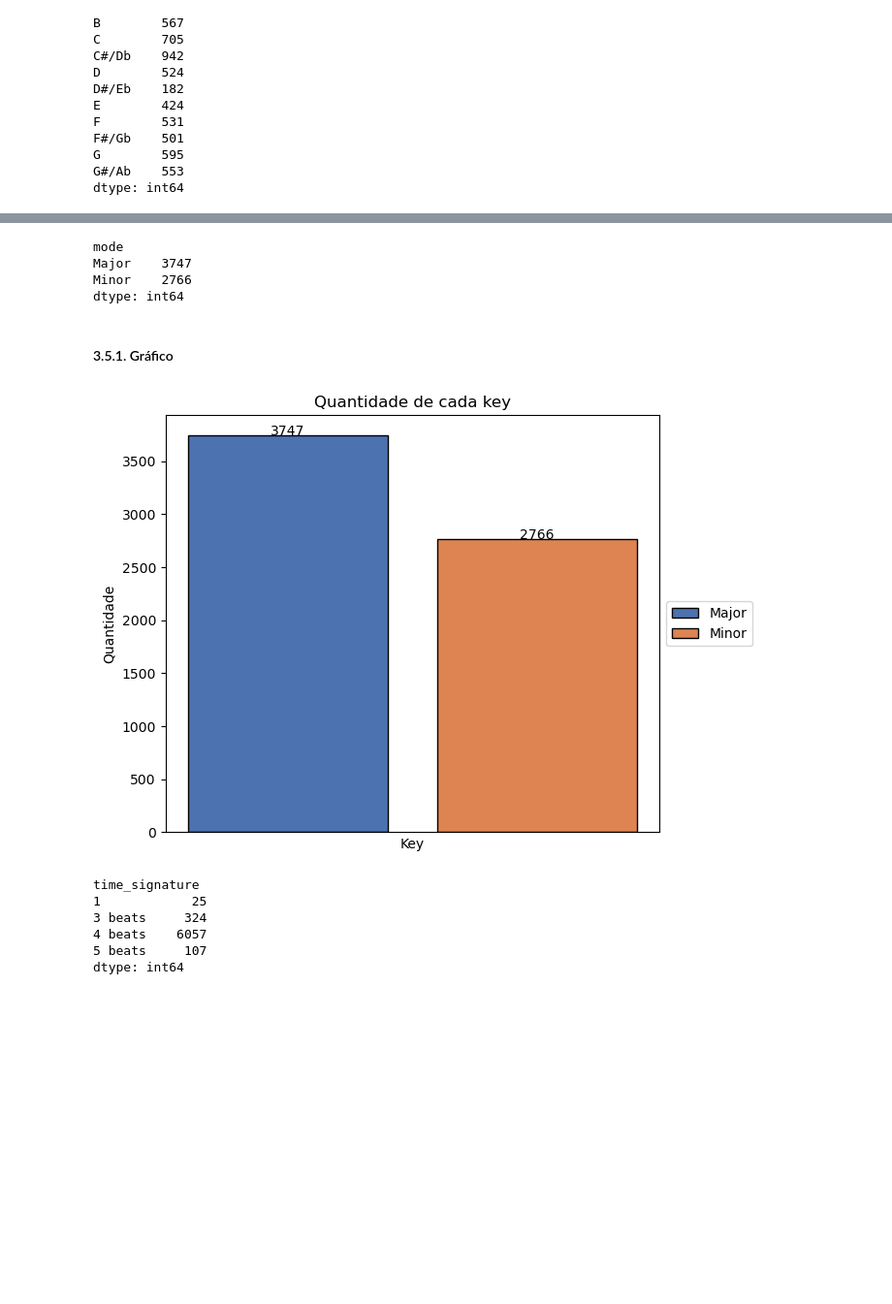
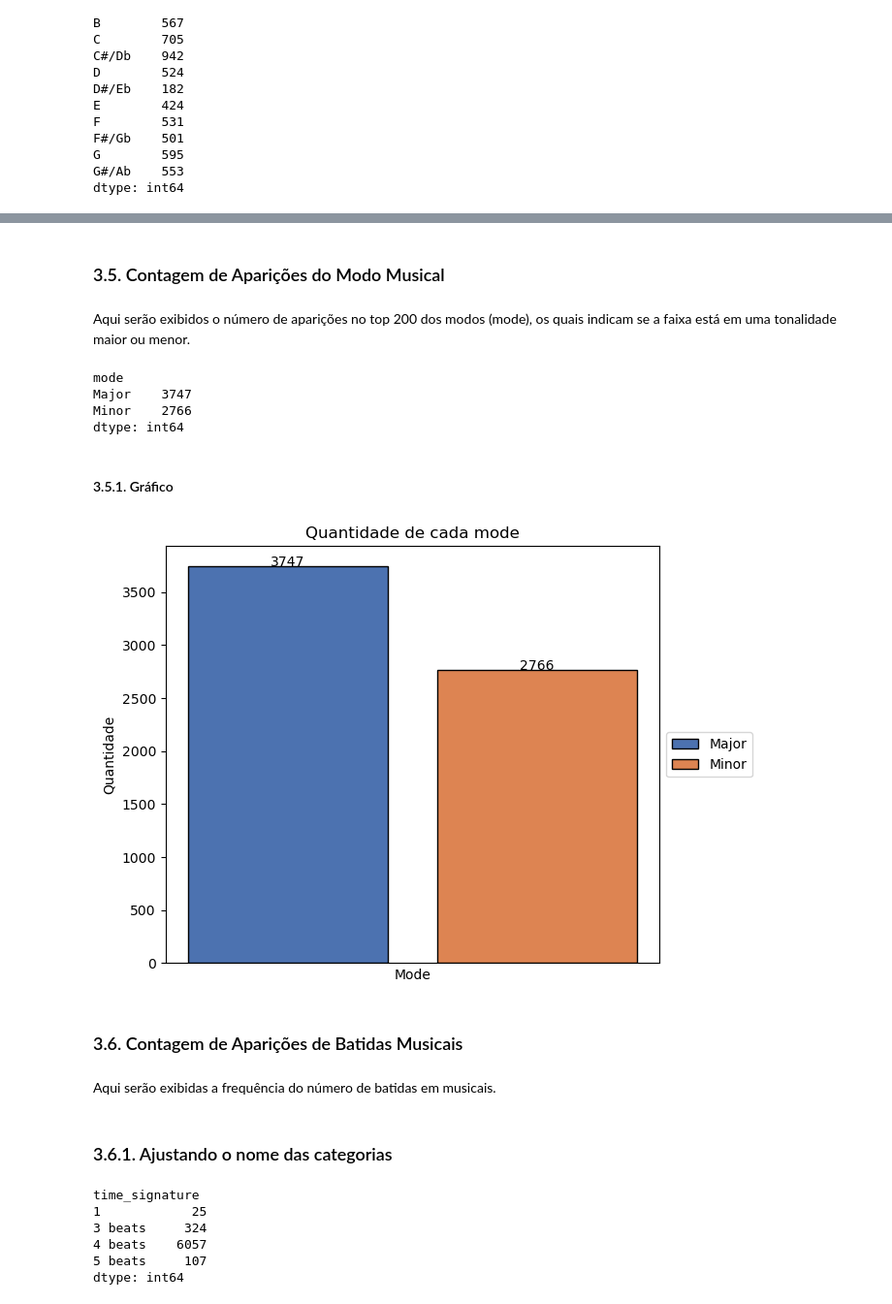
Before and after one commit to EandroC/ExplorandoPrincipaisMusicasDoSpotify, a Jupyter notebook: Analise.ipynb, the cells around one changed output, grey strips where cells are left out. Shown at 97% size. Saved outputs shown, nothing was run; the diff lists cells and outputs as text; code cells hidden in the pictures; blank space fills up the shorter version.

```diff
--- a/Analise.ipynb
+++ b/Analise.ipynb
@@ -376,3 +372,7 @@ Aqui serão exibidos o número de aparições no top 200 dos modos (mode), os qu
+# %% [markdown]
+###  3\.5\. Contagem de Aparições do Modo Musical
+# %% [markdown]
+Aqui serão exibidos o número de aparições no top 200 dos modos (mode), os quais indicam se a faixa está em uma tonalidade maior ou menor.
 # %%
 mode = dados.groupby(['mode']).size()
 mode
@@ -381,36 +381,42 @@ mode
 Major    3747
 Minor    2766
 dtype: int64
-# %% [markdown]
-####  3\.5\.1\. Gráfico
+# %% [markdown]
+####  3\.5\.1\. Gráfico
 # %%
 plt.figure(figsize=(7, 5))
 
 mode_counts = dados['mode'].value_counts()
 modes = mode_counts.index
 
 quantidades = mode_counts.values
 
 cores = sns.color_palette("deep", len(modes))
 
 bars = plt.bar(modes, quantidades, color=cores, edgecolor='black')
 
-plt.xlabel('Key')
+plt.xlabel('Mode')
 plt.ylabel('Quantidade')
-plt.title('Quantidade de cada key')
+plt.title('Quantidade de cada mode')
 
 for i in range(len(modes)):
     plt.text(modes[i], quantidades[i] + 0.3, str(quantidades[i]), ha='center')
 
 plt.xticks([])
 
 plt.legend(bars, modes, loc='center left', bbox_to_anchor=(1, 0.5))
 
 plt.tight_layout()
 
 plt.show()
 # %% [output]
-[figure, old version]
+[figure, new version]
+# %% [markdown]
+###  3\.6\. Contagem de Aparições de Batidas Musicais
+# %% [markdown]
+Aqui serão exibidas a frequência do número de batidas em musicais.
+# %% [markdown]
+###  3\.6\.1\. Ajustando o nome das categorias
 # %%
 time_signature = dados.groupby(['time_signature']).size()
 time_signature
```
Also changed, not shown: parts of 22 cells of this notebook.
